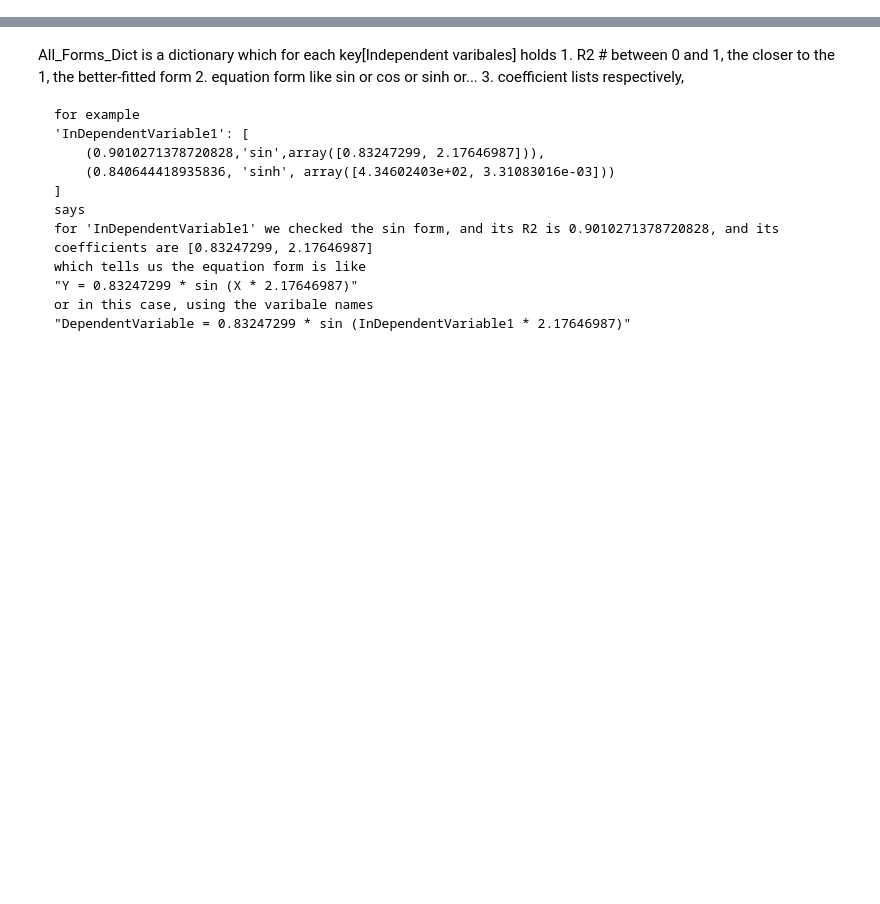
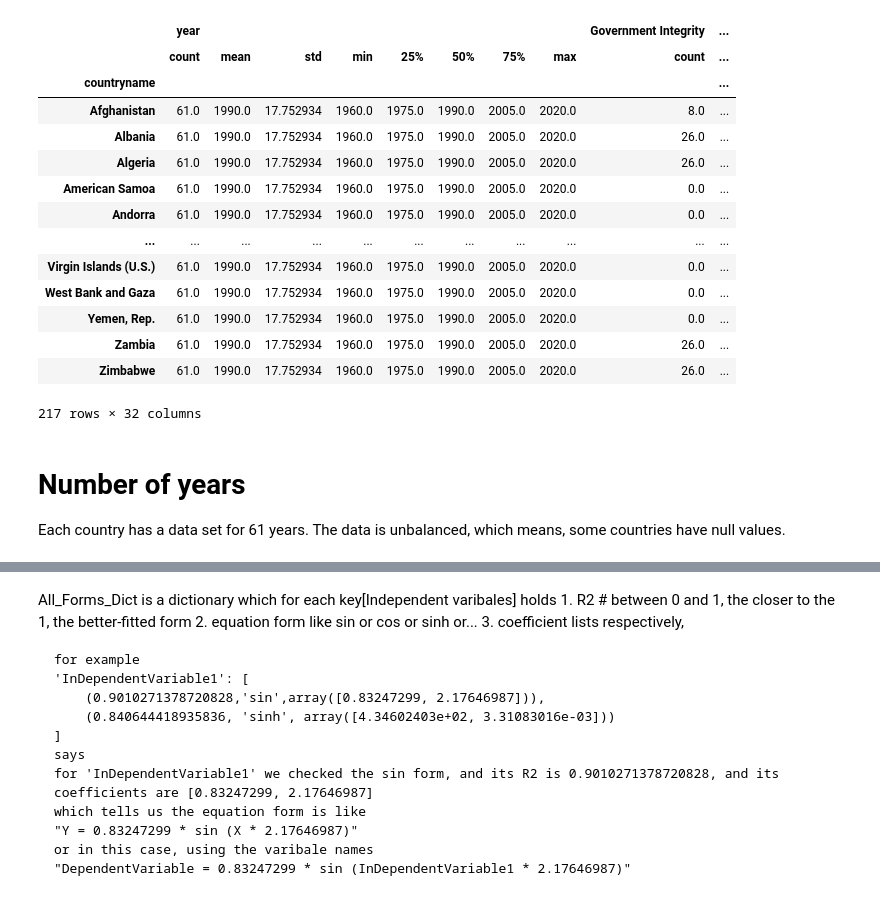
Before and after one commit to ElsevierSoftwareX/SOFTX-D-22-00443, a Jupyter notebook: Document.ipynb, the cells around one changed output, grey strips where cells are left out. Saved outputs shown, nothing was run; the diff lists cells and outputs as text; code cells hidden in the pictures; blank space fills up the shorter version.

```diff
--- a/Document.ipynb
+++ b/Document.ipynb
@@ -82,0 +63,25 @@ Opt_Forms_Dict is a dictionary which for each key[Independent varibales] holds
+# %%
+data_gp = data.groupby(['countryname'])
+# %%
+data_gp_statistics = data_gp.describe()
+# %%
+data_gp_statistics
+# %% [output]
+|  | year |  |  |  |  |  |  |  | Government Integrity | ... |
+|  | count | mean | std | min | 25% | 50% | 75% | max | count | ... |
+| countryname |  |  |  |  |  |  |  |  |  | ... |
+| Afghanistan | 61.0 | 1990.0 | 17.752934 | 1960.0 | 1975.0 | 1990.0 | 2005.0 | 2020.0 | 8.0 | ... |
+| Albania | 61.0 | 1990.0 | 17.752934 | 1960.0 | 1975.0 | 1990.0 | 2005.0 | 2020.0 | 26.0 | ... |
+| Algeria | 61.0 | 1990.0 | 17.752934 | 1960.0 | 1975.0 | 1990.0 | 2005.0 | 2020.0 | 26.0 | ... |
+| American Samoa | 61.0 | 1990.0 | 17.752934 | 1960.0 | 1975.0 | 1990.0 | 2005.0 | 2020.0 | 0.0 | ... |
+| Andorra | 61.0 | 1990.0 | 17.752934 | 1960.0 | 1975.0 | 1990.0 | 2005.0 | 2020.0 | 0.0 | ... |
+| ... | ... | ... | ... | ... | ... | ... | ... | ... | ... | ... |
+| Virgin Islands (U.S.) | 61.0 | 1990.0 | 17.752934 | 1960.0 | 1975.0 | 1990.0 | 2005.0 | 2020.0 | 0.0 | ... |
+| West Bank and Gaza | 61.0 | 1990.0 | 17.752934 | 1960.0 | 1975.0 | 1990.0 | 2005.0 | 2020.0 | 0.0 | ... |
+| Yemen, Rep. | 61.0 | 1990.0 | 17.752934 | 1960.0 | 1975.0 | 1990.0 | 2005.0 | 2020.0 | 0.0 | ... |
+| Zambia | 61.0 | 1990.0 | 17.752934 | 1960.0 | 1975.0 | 1990.0 | 2005.0 | 2020.0 | 26.0 | ... |
+| Zimbabwe | 61.0 | 1990.0 | 17.752934 | 1960.0 | 1975.0 | 1990.0 | 2005.0 | 2020.0 | 26.0 | ... |
+217 rows × 32 columns
+# %% [markdown]
+# Number of years
+Each country has a data set for 61 years. The data is unbalanced, which means, some countries have null values.
```
Also changed, not shown: parts of 45 cells of this notebook, 6 other files.
